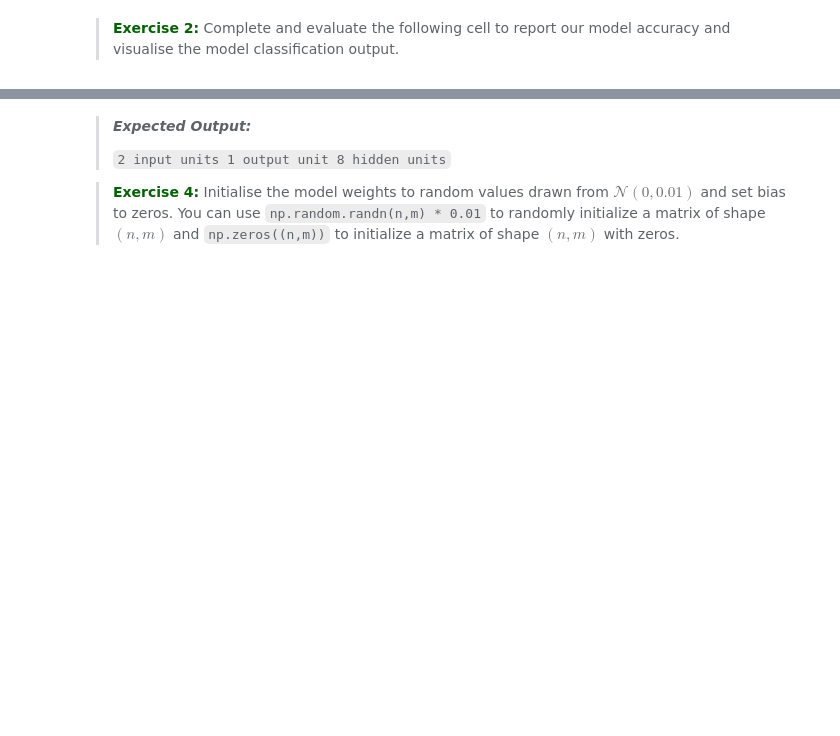
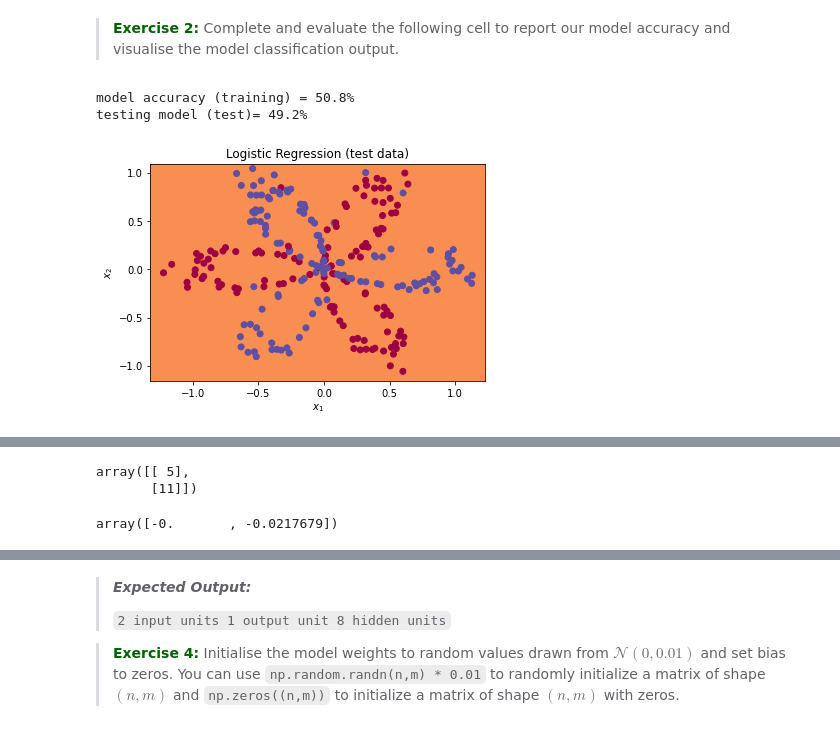
Before and after one commit to Seti-0/college, a Jupyter notebook: DL/T3/T3.ipynb, the cells around one changed output, grey strips where cells are left out. Saved outputs shown, nothing was run; the diff lists cells and outputs as text; code cells hidden in the pictures; blank space fills up the shorter version.

```diff
--- a/DL/T3/T3.ipynb
+++ b/DL/T3/T3.ipynb
@@ -103,27 +112,35 @@ def plot_model(model, X, Y):
     plt.scatter(X[:, 0], X[:, 1], c=Y, cmap=plt.cm.Spectral)
 # %% [markdown]
 > <font color='darkgreen'>**Exercise 2:**</font> Complete and evaluate the following cell to report our model accuracy and visualise the model classification output.
+# %%
+def accuracy(a, b):
+    # This assumes that the output is normalized to [0,1]
+    return 1 - np.absolute(a  - b).mean()
 # %%
 # Define and train Logistic regression model
 model = sklearn.linear_model.LogisticRegressionCV(cv=3);
 model.fit(X_train, Y_train.ravel());
 # Visualise class regions and decision boundaries
 plot_model(lambda x: model.predict(x), X_test, Y_test.reshape(-1))
 plt.title("Logistic Regression (test data)")
 
 # Report model performance on training and test data
 Y_hat_train = model.predict(X_train).reshape(Y_train.shape)
 Y_hat_test = model.predict(X_test).reshape(Y_test.shape)
 n_train = Y_train.shape[0]
 n_test = Y_test.shape[0]
 
 ### INPUT YOUR CODE HERE ### (2 lines)
-train_acc = None
-test_acc = None
+train_acc = 100 * accuracy(Y_train, Y_hat_train)
+test_acc = 100 * accuracy(Y_test, Y_hat_test)
 ### END OF YOUR CODE SEGMENT ###
 
 print("model accuracy (training) = {:.1f}%".format(train_acc))
 print("testing model (test)= {:.1f}%".format(test_acc))
+# %% [output]
+model accuracy (training) = 50.8%
+testing model (test)= 49.2%
+[figure, added]
 # %% [markdown]
 > ***Expected Output:***
 >
@@ -164,6 +181,15 @@ To implement the single layer feedforward neural network using backprop, we will
 - Evaluate performance the model on the test dataset
 
 > <font color='darkgreen'>**Exercise 3:**</font> Setup model topology
+# %%
+np.array([[1,2], [3,4]]) @ np.array([[1],[2]])
+# %% [output]
+array([[ 5],
+       [11]])
+# %%
+X_train[0]
+# %% [output]
+array([-0.       , -0.0217679])
 # %%
 def model_config(X, Y, hidden_units=3):
     """
```
Also changed, not shown: parts of 8 cells of this notebook.
